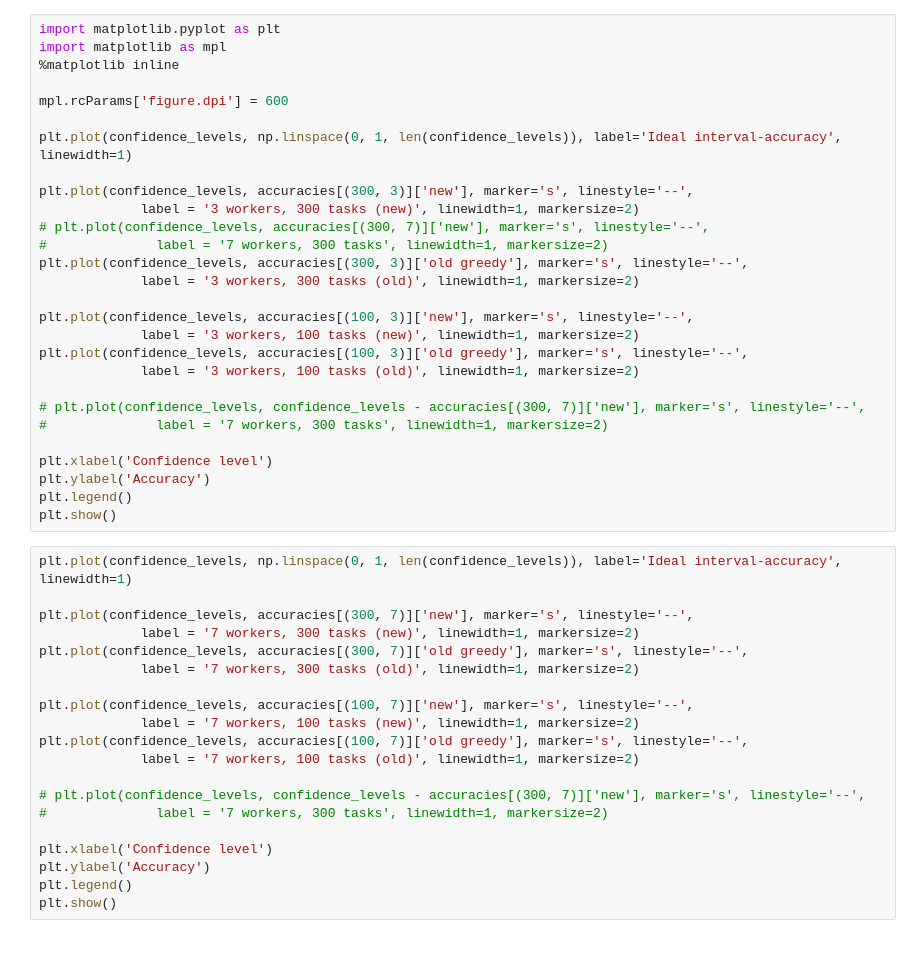
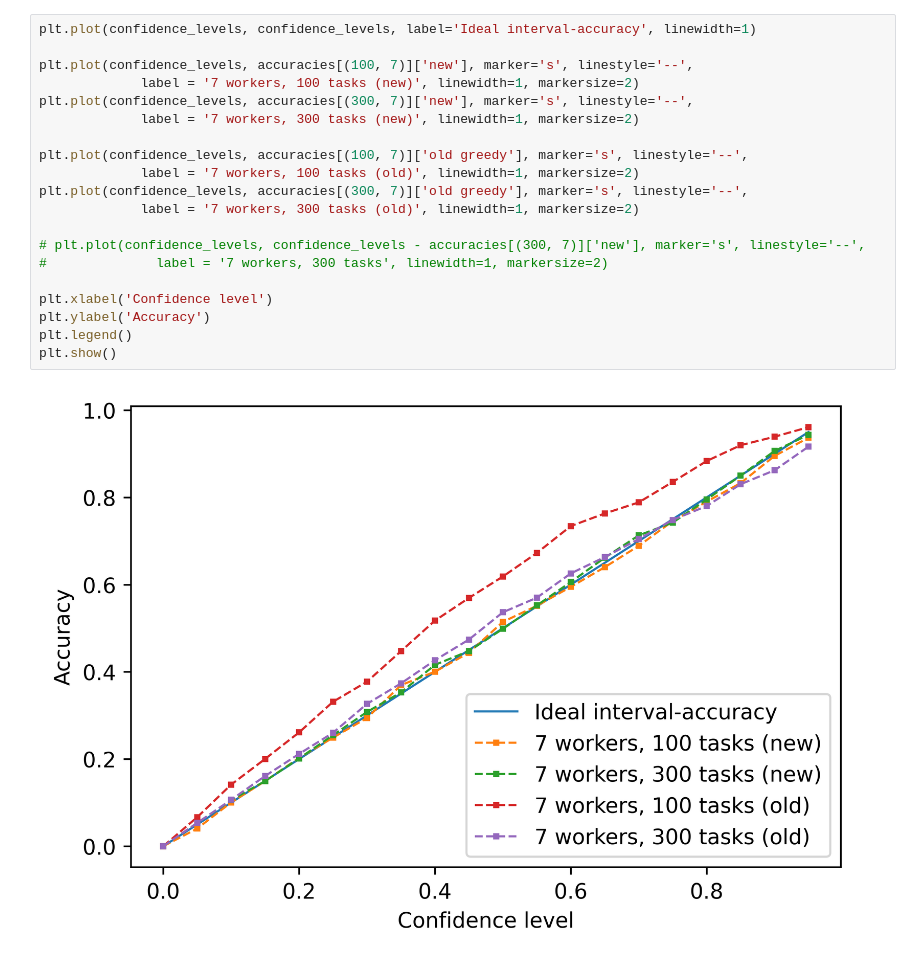
Before and after one commit to JulianAssmann/crowd_evaluation, a Jupyter notebook: visualizations/experiments/synthetic_data/accuracy_interval_vs_confidence.ipynb, the cells around one changed output. Drawn from its saved outputs; the diff is of its cells as text.

```diff
--- a/visualizations/experiments/synthetic_data/accuracy_interval_vs_confidence.ipynb
+++ b/visualizations/experiments/synthetic_data/accuracy_interval_vs_confidence.ipynb
@@ -136,48 +213,22 @@ plt.show()
 # %%
-import matplotlib.pyplot as plt
-import matplotlib as mpl
-%matplotlib inline
+plt.plot(confidence_levels, confidence_levels, label='Ideal interval-accuracy', linewidth=1)
 
-mpl.rcParams['figure.dpi'] = 600
+plt.plot(confidence_levels, accuracies[(100, 7)]['new'], marker='s', linestyle='--',
+             label = '7 workers, 100 tasks (new)', linewidth=1, markersize=2)
+plt.plot(confidence_levels, accuracies[(300, 7)]['new'], marker='s', linestyle='--',
+             label = '7 workers, 300 tasks (new)', linewidth=1, markersize=2)
 
-plt.plot(confidence_levels, np.linspace(0, 1, len(confidence_levels)), label='Ideal interval-accuracy', linewidth=1)
-
-plt.plot(confidence_levels, accuracies[(300, 3)]['new'], marker='s', linestyle='--',
-             label = '3 workers, 300 tasks (new)', linewidth=1, markersize=2)
-# plt.plot(confidence_levels, accuracies[(300, 7)]['new'], marker='s', linestyle='--',
-#              label = '7 workers, 300 tasks', linewidth=1, markersize=2)
-plt.plot(confidence_levels, accuracies[(300, 3)]['old greedy'], marker='s', linestyle='--',
-             label = '3 workers, 300 tasks (old)', linewidth=1, markersize=2)
-
-plt.plot(confidence_levels, accuracies[(100, 3)]['new'], marker='s', linestyle='--',
-             label = '3 workers, 100 tasks (new)', linewidth=1, markersize=2)
-plt.plot(confidence_levels, accuracies[(100, 3)]['old greedy'], marker='s', linestyle='--',
-             label = '3 workers, 100 tasks (old)', linewidth=1, markersize=2)
+plt.plot(confidence_levels, accuracies[(100, 7)]['old greedy'], marker='s', linestyle='--',
+             label = '7 workers, 100 tasks (old)', linewidth=1, markersize=2)
+plt.plot(confidence_levels, accuracies[(300, 7)]['old greedy'], marker='s', linestyle='--',
+             label = '7 workers, 300 tasks (old)', linewidth=1, markersize=2)
 
 # plt.plot(confidence_levels, confidence_levels - accuracies[(300, 7)]['new'], marker='s', linestyle='--',
 #              label = '7 workers, 300 tasks', linewidth=1, markersize=2)
 
 plt.xlabel('Confidence level')
 plt.ylabel('Accuracy')
 plt.legend()
 plt.show()
+# %% [output]
+[figure, added]
-# %%
-plt.plot(confidence_levels, np.linspace(0, 1, len(confidence_levels)), label='Ideal interval-accuracy', linewidth=1)
-
-plt.plot(confidence_levels, accuracies[(300, 7)]['new'], marker='s', linestyle='--',
-             label = '7 workers, 300 tasks (new)', linewidth=1, markersize=2)
-plt.plot(confidence_levels, accuracies[(300, 7)]['old greedy'], marker='s', linestyle='--',
-             label = '7 workers, 300 tasks (old)', linewidth=1, markersize=2)
-
-plt.plot(confidence_levels, accuracies[(100, 7)]['new'], marker='s', linestyle='--',
-             label = '7 workers, 100 tasks (new)', linewidth=1, markersize=2)
-plt.plot(confidence_levels, accuracies[(100, 7)]['old greedy'], marker='s', linestyle='--',
-             label = '7 workers, 100 tasks (old)', linewidth=1, markersize=2)
-
-# plt.plot(confidence_levels, confidence_levels - accuracies[(300, 7)]['new'], marker='s', linestyle='--',
-#              label = '7 workers, 300 tasks', linewidth=1, markersize=2)
-
-plt.xlabel('Confidence level')
-plt.ylabel('Accuracy')
-plt.legend()
-plt.show()
```
Also changed, not shown: parts of 16 cells of this notebook, 15 other files.
